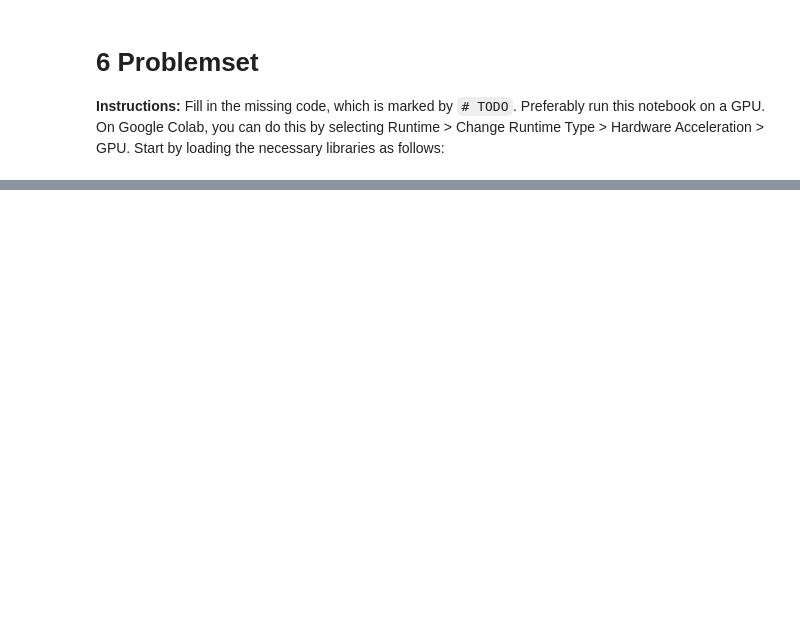
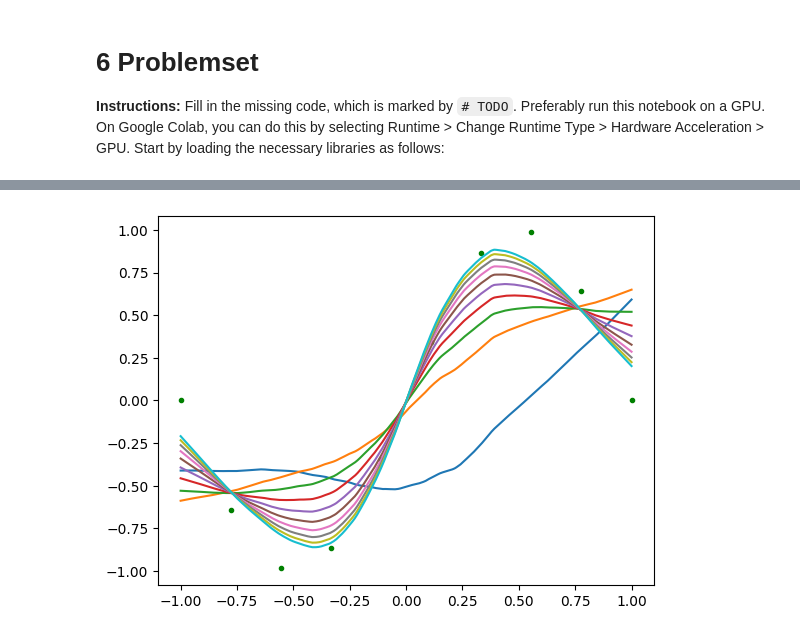
Before and after one commit to shahuiz/MH3520_Homework, a Jupyter notebook: 06-problemset.ipynb, the cells around one changed output, grey strips where cells are left out. Drawn from its saved outputs; the diff is of its cells as text; code cells hidden in the pictures; blank space fills up the shorter version.

```diff
--- a/06-problemset.ipynb
+++ b/06-problemset.ipynb
@@ -44,31 +62,33 @@ N=1000
 model = tf.keras.models.Sequential([
     tf.keras.layers.Input(shape=(1)),
     tf.keras.layers.Dense(N, activation='relu', bias_initializer=tf.keras.initializers.RandomNormal(stddev=0.5), kernel_initializer=tf.keras.initializers.RandomNormal(stddev = 1.)),
     tf.keras.layers.Dense(1, bias_initializer=tf.keras.initializers.RandomNormal(stddev=0.5), kernel_initializer=tf.keras.initializers.RandomNormal(stddev = 1./np.sqrt(N)))
   ])
 
 model.compile(optimizer=tf.keras.optimizers.SGD(learning_rate=0.001), loss=tf.keras.losses.MeanSquaredError())
 
 x_train = np.linspace(-1, 1, 10)
 y_train = np.sin(np.pi*x_train)
 data_train = tf.data.Dataset.from_tensor_slices((x_train, y_train)).batch(10)
 
 class SaveWeights(tf.keras.callbacks.Callback):
   def __init__(self, interval=1):
     super(SaveWeights, self).__init__()
     self.interval = interval
     self.weights = []
 
   def on_epoch_end(self, epoch, logs=None):
     if epoch % self.interval == 1:
       self.weights.append(self.model.get_weights())
 
 callback = SaveWeights(interval=100)
 
 history = model.fit(data_train, epochs=1000, verbose=0, callbacks=[callback])
 
 fig, ax = plt.subplots()
 ax.plot(x_train, y_train, '.g')
 for weights in callback.weights:
   model.set_weights(weights)
-  ax.plot(np.linspace(-1, 1, 1000), model.predict(np.linspace(-1, 1, 1000)))
+  ax.plot(np.linspace(-1, 1, 1000), model.predict(np.linspace(-1, 1, 1000), verbose=0))
+# %% [output]
+[figure, added]
```
Also changed, not shown: parts of 14 cells of this notebook.
